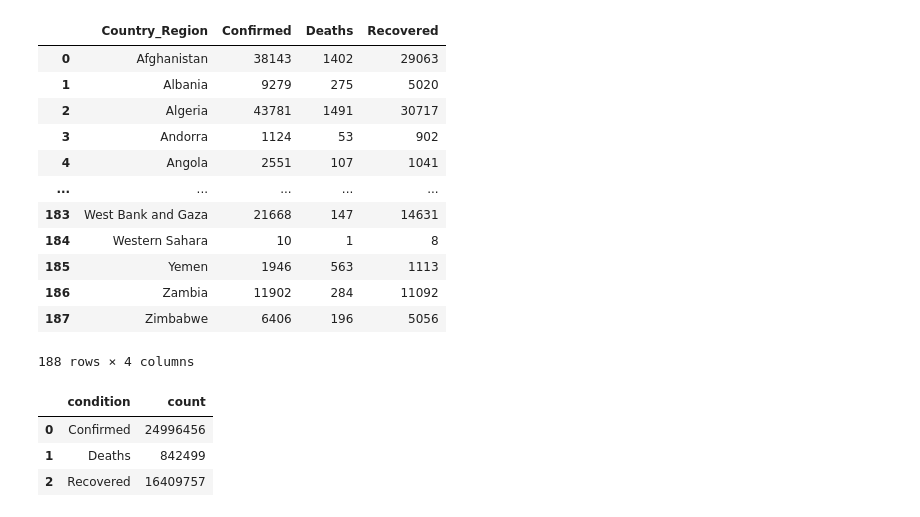
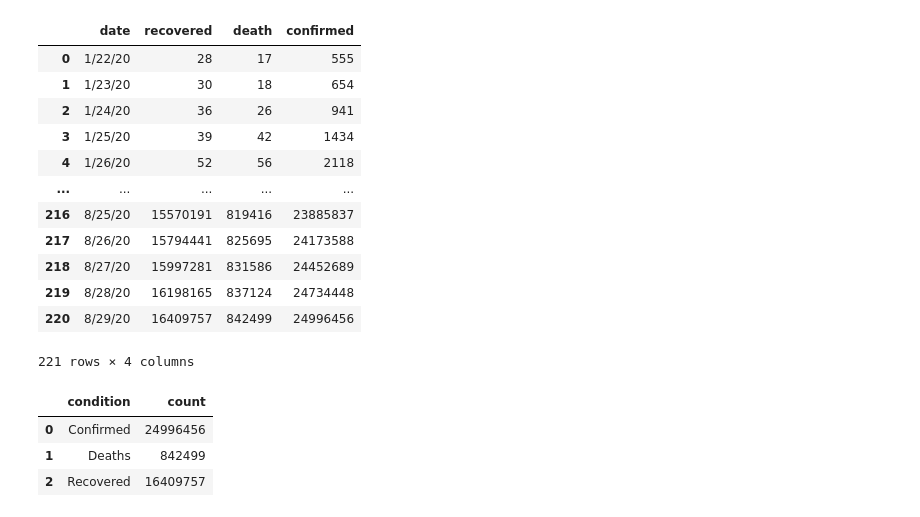
Before and after one commit to pleed0215/data_visualization, a Jupyter notebook: learning_pandas.ipynb, the cells around one changed output. Saved outputs shown, nothing was run; the diff lists cells and outputs as text; code cells hidden in the pictures.

```diff
--- a/learning_pandas.ipynb
+++ b/learning_pandas.ipynb
@@ -25,47 +25,47 @@ def global_df():
     condition_df = []
     for c in conditions:
         condition_df.append(make_df(c))
 
     merged = condition_df[0]
     merged = pd.merge(condition_df[1], merged, how="left", on="date")
     merged = pd.merge(condition_df[2], merged, how="left", on="date")
     return merged
 
 
 def country_df(country):
     def make_country_df (country, condition):
         c_df = pd.read_csv(f"data/time_series_{condition}.csv")
         c_df = c_df.loc[c_df["Country/Region"] == country]
         c_df = c_df.drop(["Province/State", "Country/Region", "Lat", "Long"], axis=1).sum().reset_index(name=condition)
         c_df = c_df.rename(columns={"index":"date"})
         return c_df
 
     condition_df = []
     for c in conditions:
         condition_df.append(make_country_df(country, c))
 
     merged = condition_df[0]
     merged = pd.merge(condition_df[1], merged, how="left", on="date")
     merged = pd.merge(condition_df[2], merged, how="left", on="date")
     return merged
 
 
 
-countries_df
+global_df()
 # %% [output]
-|  | Country_Region | Confirmed | Deaths | Recovered |
-| 0 | Afghanistan | 38143 | 1402 | 29063 |
-| 1 | Albania | 9279 | 275 | 5020 |
-| 2 | Algeria | 43781 | 1491 | 30717 |
-| 3 | Andorra | 1124 | 53 | 902 |
-| 4 | Angola | 2551 | 107 | 1041 |
+|  | date | recovered | death | confirmed |
+| 0 | 1/22/20 | 28 | 17 | 555 |
+| 1 | 1/23/20 | 30 | 18 | 654 |
+| 2 | 1/24/20 | 36 | 26 | 941 |
+| 3 | 1/25/20 | 39 | 42 | 1434 |
+| 4 | 1/26/20 | 52 | 56 | 2118 |
 | ... | ... | ... | ... | ... |
-| 183 | West Bank and Gaza | 21668 | 147 | 14631 |
-| 184 | Western Sahara | 10 | 1 | 8 |
-| 185 | Yemen | 1946 | 563 | 1113 |
-| 186 | Zambia | 11902 | 284 | 11092 |
-| 187 | Zimbabwe | 6406 | 196 | 5056 |
+| 216 | 8/25/20 | 15570191 | 819416 | 23885837 |
+| 217 | 8/26/20 | 15794441 | 825695 | 24173588 |
+| 218 | 8/27/20 | 15997281 | 831586 | 24452689 |
+| 219 | 8/28/20 | 16198165 | 837124 | 24734448 |
+| 220 | 8/29/20 | 16409757 | 842499 | 24996456 |
-188 rows × 4 columns
+221 rows × 4 columns
 # %%
 totalcase_df
 # %% [output]
```
Also changed, not shown: 3 other files.
